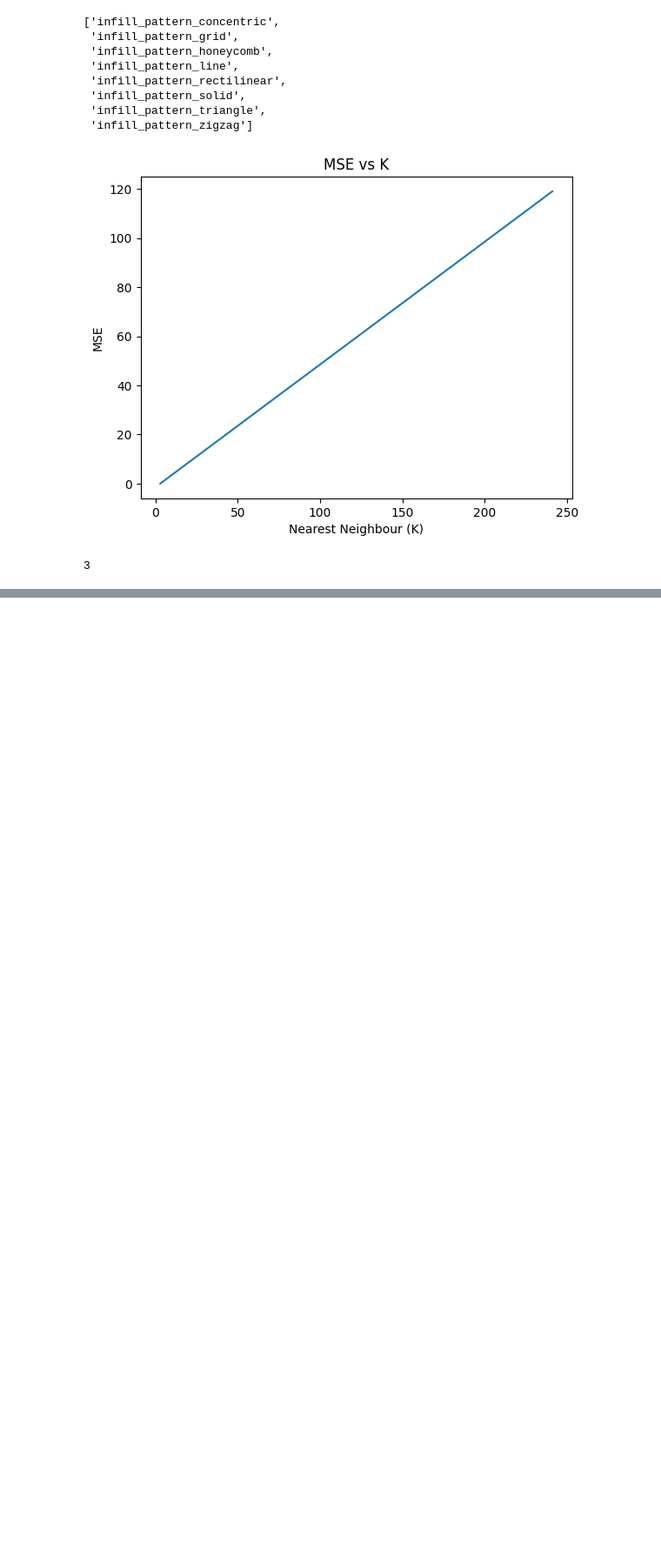
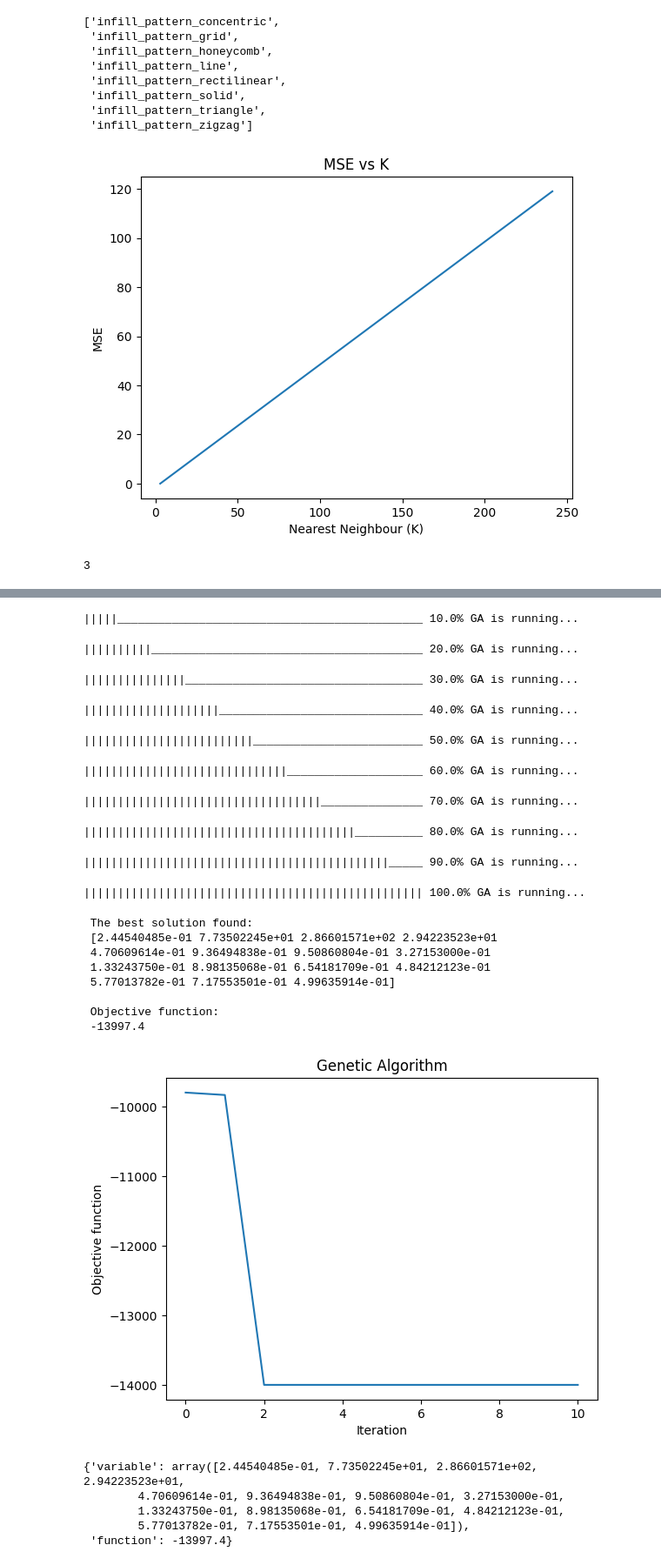
Before and after one commit to hanzlayyy/FYDP, a Jupyter notebook: FYDP_Notebook_V1_0.ipynb, the cells around one changed output, grey strips where cells are left out. Shown: that part at 87% size. Cells and saved outputs as stored; diff of their text form; code cells hidden in the pictures; blank space fills up the shorter version.

```diff
--- a/FYDP_Notebook_V1_0.ipynb
+++ b/FYDP_Notebook_V1_0.ipynb
@@ -254,7 +254,8 @@ for row in range(len(df)):
       df.iat[row,a+5]=0
 # %%
 df = df[df.iloc[:,5:13].sum(axis=1)!=2]
-df.reindex(columns=['layer_height', 'infill_density', 'nozzle_temperature', 'print_speed', 'infill_pattern_concentric', 'infill_pattern_grid',
+df = df.reindex(columns=['layer_height', 'infill_density', 'nozzle_temperature', 'print_speed', 'infill_pattern_concentric', 'infill_pattern_grid',
                     'infill_pattern_honeycomb', 'infill_pattern_line','infill_pattern_rectilinear', 'infill_pattern_solid','infill_pattern_triangle',
                     'infill_pattern_zigzag', 'material_abs','material_pla', 'material_pla-aluminum','roughness'])
+df['roughness'].max()
 # %% [output]
@@ -277,7 +266,7 @@ df.to_csv('data_v2.csv')
 X = df.iloc[:,0:15]
 y = df.iloc[:,15]
 X_train, X_test, y_train, y_test = train_test_split(X, y, test_size=0.2,random_state=42)
-param_grid = {'n_estimators':list(range(10, 201, 25))}
+param_grid = {'n_estimators':list(range(10, 201, 50))}
 reg = GridSearchCV(RandomForestRegressor(random_state=42),param_grid=param_grid)
 reg.fit(X_train,y_train)
 reg.best_params_['n_estimators']
@@ -289,0 +279,8 @@ r2_score(y_test,y_pred)
+# %%
+from geneticalgorithm import geneticalgorithm as ga
+def obj_fun(X):
+    X = [X]
+    results = rt.predict(X)
+    return -results
+# %%
+boundaries = np.array(X.describe().loc[["min","max"],:].T)
@@ -289,0 +303,39 @@ r2_score(y_test,y_pred)
+# %%
+algorithm_param = {'max_num_iteration': 10,\
+                   'population_size':100,\
+                   'mutation_probability':0.01,\
+                   'elit_ratio': 0.01,\
+                   'crossover_probability': 0.9,\
+                   'parents_portion': 0.3,\
+                   'crossover_type':'uniform',\
+                   'max_iteration_without_improv':None}
+ga_model=ga(function=obj_fun, dimension=15,variable_type='real',variable_boundaries=boundaries, algorithm_parameters=algorithm_param)
+ga_model.run()
+# %% [output]
+|||||_____________________________________________ 10.0% GA is running...
+||||||||||________________________________________ 20.0% GA is running...
+|||||||||||||||___________________________________ 30.0% GA is running...
+||||||||||||||||||||______________________________ 40.0% GA is running...
+|||||||||||||||||||||||||_________________________ 50.0% GA is running...
+||||||||||||||||||||||||||||||____________________ 60.0% GA is running...
+|||||||||||||||||||||||||||||||||||_______________ 70.0% GA is running...
+||||||||||||||||||||||||||||||||||||||||__________ 80.0% GA is running...
+|||||||||||||||||||||||||||||||||||||||||||||_____ 90.0% GA is running...
+|||||||||||||||||||||||||||||||||||||||||||||||||| 100.0% GA is running...
+ The best solution found:
+ [2.44540485e-01 7.73502245e+01 2.86601571e+02 2.94223523e+01
+ 4.70609614e-01 9.36494838e-01 9.50860804e-01 3.27153000e-01
+ 1.33243750e-01 8.98135068e-01 6.54181709e-01 4.84212123e-01
+ 5.77013782e-01 7.17553501e-01 4.99635914e-01]
+
+ Objective function:
+ -13997.4
+[figure, added]
+# %%
+ga_model.output_dict
+# %% [output]
+{'variable': array([2.44540485e-01, 7.73502245e+01, 2.86601571e+02, 2.94223523e+01,
+        4.70609614e-01, 9.36494838e-01, 9.50860804e-01, 3.27153000e-01,
+        1.33243750e-01, 8.98135068e-01, 6.54181709e-01, 4.84212123e-01,
+        5.77013782e-01, 7.17553501e-01, 4.99635914e-01]),
+ 'function': -13997.4}
```
Also changed, not shown: parts of 4 cells of this notebook.
